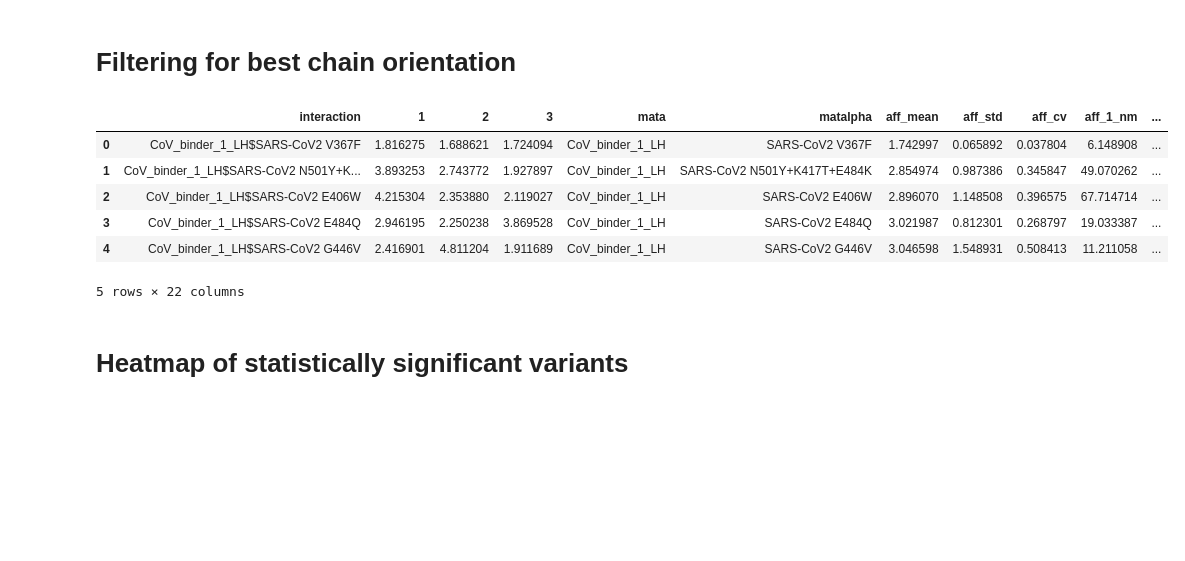
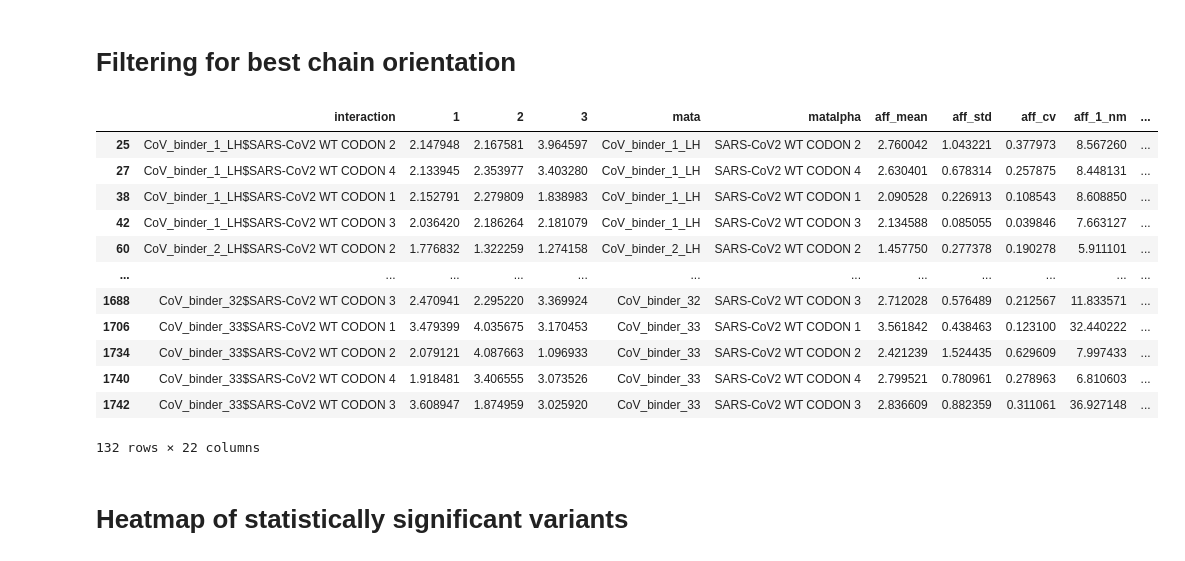
Before and after one commit to dvdnobl/cov2_antibodies_variants, a Jupyter notebook: Curated_Data_Notebook.ipynb, the cells around one changed output. Cells and saved outputs as stored; diff of their text form; code cells hidden in the pictures; blank space fills up the shorter version.

```diff
--- a/Curated_Data_Notebook.ipynb
+++ b/Curated_Data_Notebook.ipynb
@@ -61,27 +102,33 @@ df['Name2']=df.Name + df.LH + df.HL
 # %%
 #Selecting the best chain orientation for each antibody
 df4=df[df.matalpha == 'SARS-CoV2 WT CODON 1']
 df4=df4[df4.mata.str.contains("CoV")]
 df4=df4.sort_values(by='Name').reset_index(drop=True)
 df4=df4.loc[df4.reset_index().groupby(['Name'])['aff_mean'].idxmin()]
 best_mata=df4.mata
 df5=df[df.mata.str.contains("|".join(best_mata))]
 
 
 
 df5['binderno']=pd.to_numeric(df5.mata.str.extract(r'(?:binder_)(\d+)').iloc[:,0])
 df5=df5.sort_values(by='binderno').reset_index(drop=True)
-df5.head()
+df5[df5['matalpha'].str.contains('CODON')]
 
 #df5 contains subset of data with best orientation binder to RBD
 # %% [output]
 |  | interaction | 1 | 2 | 3 | mata | matalpha | aff_mean | aff_std | aff_cv | aff_1_nm | ... |
-| 0 | CoV_binder_1_LH$SARS-CoV2 V367F | 1.816275 | 1.688621 | 1.724094 | CoV_binder_1_LH | SARS-CoV2 V367F | 1.742997 | 0.065892 | 0.037804 | 6.148908 | ... |
-| 1 | CoV_binder_1_LH$SARS-CoV2 N501Y+K... | 3.893253 | 2.743772 | 1.927897 | CoV_binder_1_LH | SARS-CoV2 N501Y+K417T+E484K | 2.854974 | 0.987386 | 0.345847 | 49.070262 | ... |
-| 2 | CoV_binder_1_LH$SARS-CoV2 E406W | 4.215304 | 2.353880 | 2.119027 | CoV_binder_1_LH | SARS-CoV2 E406W | 2.896070 | 1.148508 | 0.396575 | 67.714714 | ... |
-| 3 | CoV_binder_1_LH$SARS-CoV2 E484Q | 2.946195 | 2.250238 | 3.869528 | CoV_binder_1_LH | SARS-CoV2 E484Q | 3.021987 | 0.812301 | 0.268797 | 19.033387 | ... |
-| 4 | CoV_binder_1_LH$SARS-CoV2 G446V | 2.416901 | 4.811204 | 1.911689 | CoV_binder_1_LH | SARS-CoV2 G446V | 3.046598 | 1.548931 | 0.508413 | 11.211058 | ... |
+| 25 | CoV_binder_1_LH$SARS-CoV2 WT CODON 2 | 2.147948 | 2.167581 | 3.964597 | CoV_binder_1_LH | SARS-CoV2 WT CODON 2 | 2.760042 | 1.043221 | 0.377973 | 8.567260 | ... |
+| 27 | CoV_binder_1_LH$SARS-CoV2 WT CODON 4 | 2.133945 | 2.353977 | 3.403280 | CoV_binder_1_LH | SARS-CoV2 WT CODON 4 | 2.630401 | 0.678314 | 0.257875 | 8.448131 | ... |
+| 38 | CoV_binder_1_LH$SARS-CoV2 WT CODON 1 | 2.152791 | 2.279809 | 1.838983 | CoV_binder_1_LH | SARS-CoV2 WT CODON 1 | 2.090528 | 0.226913 | 0.108543 | 8.608850 | ... |
+| 42 | CoV_binder_1_LH$SARS-CoV2 WT CODON 3 | 2.036420 | 2.186264 | 2.181079 | CoV_binder_1_LH | SARS-CoV2 WT CODON 3 | 2.134588 | 0.085055 | 0.039846 | 7.663127 | ... |
+| 60 | CoV_binder_2_LH$SARS-CoV2 WT CODON 2 | 1.776832 | 1.322259 | 1.274158 | CoV_binder_2_LH | SARS-CoV2 WT CODON 2 | 1.457750 | 0.277378 | 0.190278 | 5.911101 | ... |
+| ... | ... | ... | ... | ... | ... | ... | ... | ... | ... | ... | ... |
+| 1688 | CoV_binder_32$SARS-CoV2 WT CODON 3 | 2.470941 | 2.295220 | 3.369924 | CoV_binder_32 | SARS-CoV2 WT CODON 3 | 2.712028 | 0.576489 | 0.212567 | 11.833571 | ... |
+| 1706 | CoV_binder_33$SARS-CoV2 WT CODON 1 | 3.479399 | 4.035675 | 3.170453 | CoV_binder_33 | SARS-CoV2 WT CODON 1 | 3.561842 | 0.438463 | 0.123100 | 32.440222 | ... |
+| 1734 | CoV_binder_33$SARS-CoV2 WT CODON 2 | 2.079121 | 4.087663 | 1.096933 | CoV_binder_33 | SARS-CoV2 WT CODON 2 | 2.421239 | 1.524435 | 0.629609 | 7.997433 | ... |
+| 1740 | CoV_binder_33$SARS-CoV2 WT CODON 4 | 1.918481 | 3.406555 | 3.073526 | CoV_binder_33 | SARS-CoV2 WT CODON 4 | 2.799521 | 0.780961 | 0.278963 | 6.810603 | ... |
+| 1742 | CoV_binder_33$SARS-CoV2 WT CODON 3 | 3.608947 | 1.874959 | 3.025920 | CoV_binder_33 | SARS-CoV2 WT CODON 3 | 2.836609 | 0.882359 | 0.311061 | 36.927148 | ... |
-5 rows × 22 columns
+132 rows × 22 columns
 # %% [markdown]
 # Heatmap of statistically significant variants
 # %%
```
Also changed, not shown: parts of 4 cells of this notebook, 18 other files.
